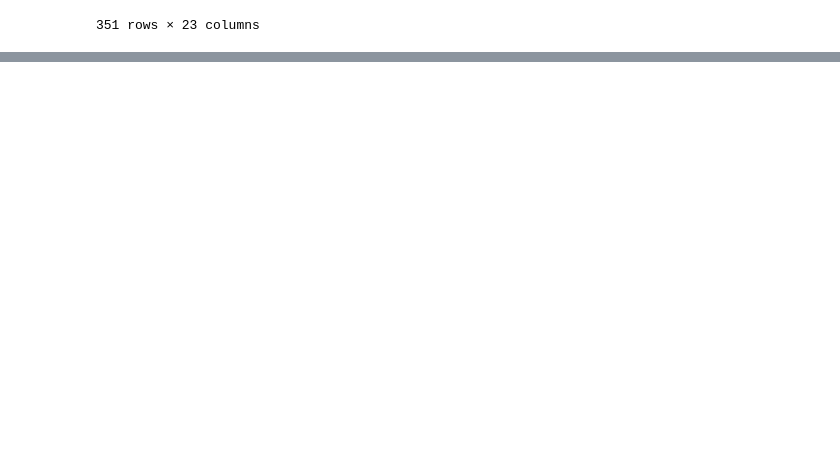
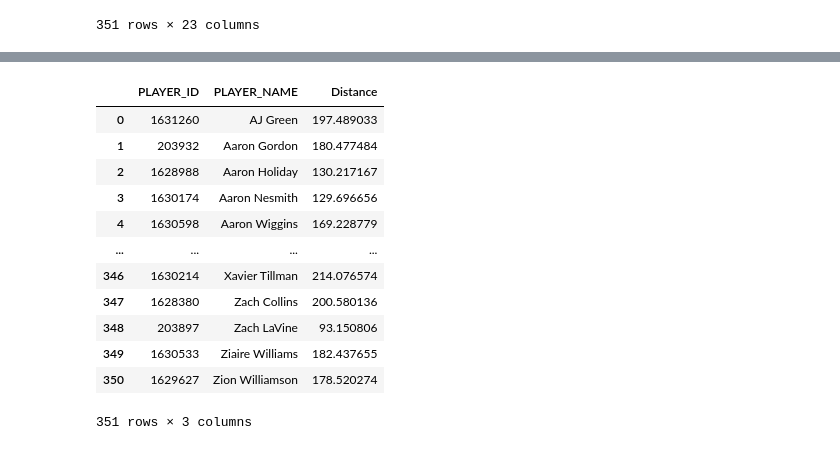
Before and after one commit to rqian239/NBA-Playstyle-Profiler, a Jupyter notebook: notebooks/project/NBA_Playstyle_Profiler.ipynb, the cells around one changed output, grey strips where cells are left out. Saved outputs shown, nothing was run; the diff lists cells and outputs as text; code cells hidden in the pictures; blank space fills up the shorter version.

Commit message:
Finished the profiler notebook

```diff
--- a/notebooks/project/NBA_Playstyle_Profiler.ipynb
+++ b/notebooks/project/NBA_Playstyle_Profiler.ipynb
@@ -186,0 +192,11 @@ df
+# %%
+def get_user_input(question):
+    while True:
+        try:
+            response = int(input(question))
+            if 0 <= response <= 100:
+                return response
+            else:
+                print("Please enter an number between 0 and 100.")
+        except ValueError:
+            print("Invalid input. Please enter a valid integer value.")
@@ -186,0 +272,3 @@ df
+# %%
+print_instructions()
+user_profile_df = basketball_survey()
@@ -186,0 +301,3 @@ df
+# %%
+ratings_df = df[engineered_ratings]
+ratings_df
@@ -186,0 +318,3 @@ df
+# %%
+distances = ratings_df.apply(lambda row: distance.euclidean(row.values, user_profile_df.values[0]), axis=1)
+distances
@@ -186,0 +334,19 @@ df
+# %%
+# Create a new DataFrame with distances and original indices
+dist_df = pd.DataFrame({'Distance': distances})
+final_dist_df = pd.concat([df[['PLAYER_ID', 'PLAYER_NAME']], dist_df], axis=1)
+final_dist_df
+# %% [output]
+|  | PLAYER_ID | PLAYER_NAME | Distance |
+| 0 | 1631260 | AJ Green | 197.489033 |
+| 1 | 203932 | Aaron Gordon | 180.477484 |
+| 2 | 1628988 | Aaron Holiday | 130.217167 |
+| 3 | 1630174 | Aaron Nesmith | 129.696656 |
+| 4 | 1630598 | Aaron Wiggins | 169.228779 |
+| ... | ... | ... | ... |
+| 346 | 1630214 | Xavier Tillman | 214.076574 |
+| 347 | 1628380 | Zach Collins | 200.580136 |
+| 348 | 203897 | Zach LaVine | 93.150806 |
+| 349 | 1630533 | Ziaire Williams | 182.437655 |
+| 350 | 1629627 | Zion Williamson | 178.520274 |
+351 rows × 3 columns
```
Also changed, not shown: parts of 12 cells of this notebook.
